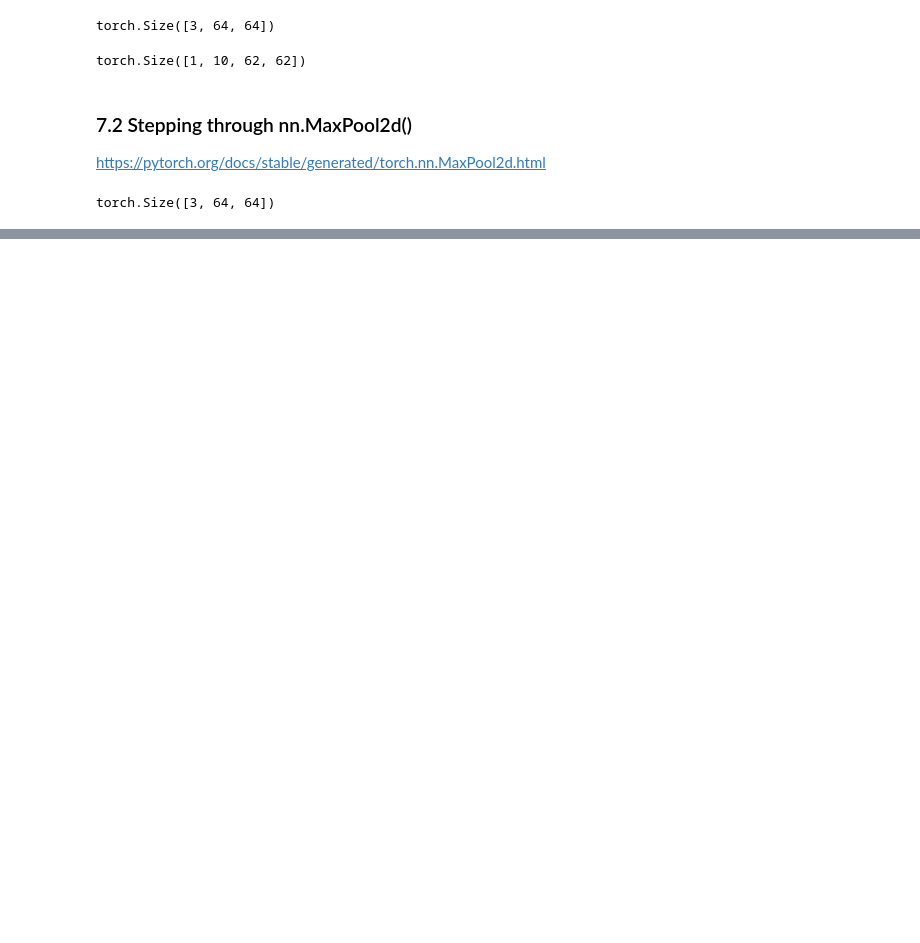
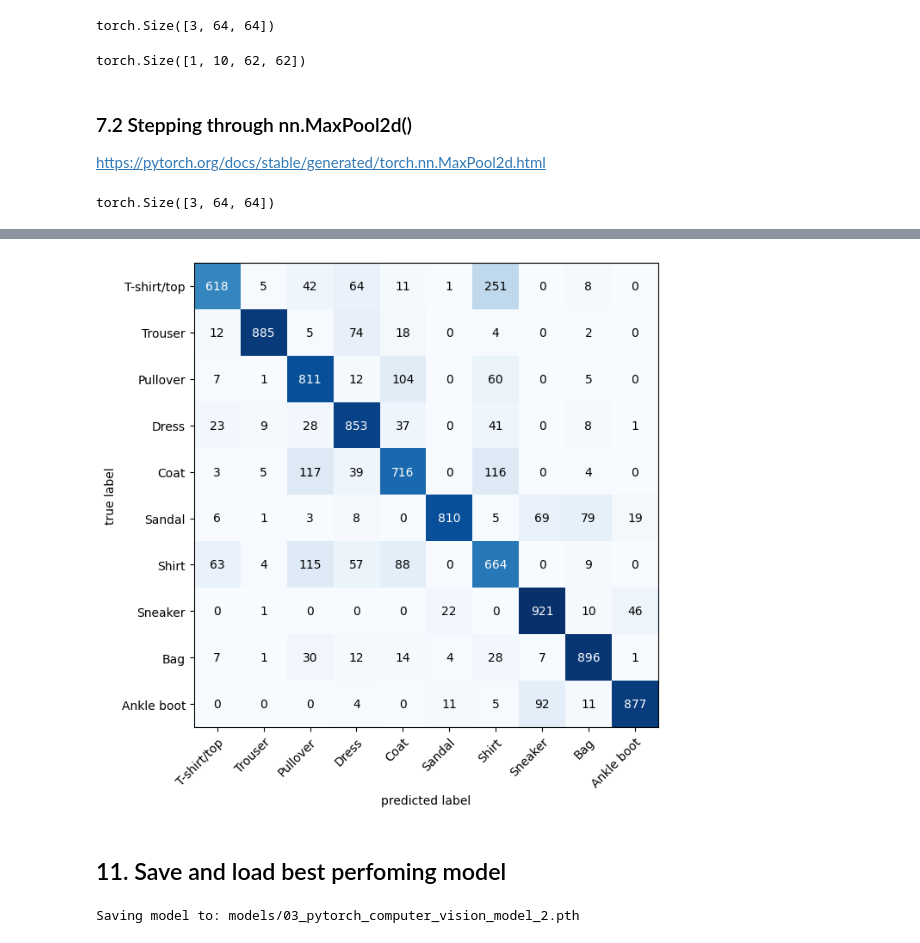
Before and after one commit to darthVarada/leaningML, a Jupyter notebook: 03_computer_vision_PyTorch.ipynb, the cells around one changed output, grey strips where cells are left out. Saved outputs shown, nothing was run; the diff lists cells and outputs as text; code cells hidden in the pictures; blank space fills up the shorter version.

```diff
--- a/03_computer_vision_PyTorch.ipynb
+++ b/03_computer_vision_PyTorch.ipynb
@@ -905,0 +1186,23 @@ print(f"Max pool tensor shape: {max_pool_tensor.shape}")
+# %%
+# Import tqdm.auto
+from tqdm.auto import tqdm
+
+
+# 1. Make predictions with trained model
+y_preds = []
+model_2.eval()
+with torch.inference_mode():
+  for X, y in tqdm(test_dataloader, desc="Making predictions..."):
+    # Send the data and targets to target device
+    X, y = X.to(device), y.to(device)
+    # Do the forward pass
+    y_logit = model_2(X)
+    # Turn predictions from logits -> prediction probabilities -> prediction labels
+    y_pred = torch.softmax(y_logit.squeeze(), dim=0).argmax(dim=1)
+    # Put prediction on CPU for evaluation
+    y_preds.append(y_pred.cpu())
+
+# Concatenate list of predictions into a tensor
+# print(y_preds)
+y_pred_tensor = torch.cat(y_preds)
+y_pred_tensor
@@ -905,0 +1225,39 @@ print(f"Max pool tensor shape: {max_pool_tensor.shape}")
+# %%
+from torchmetrics import ConfusionMatrix
+from mlxtend.plotting import plot_confusion_matrix
+
+# 2. Setup confusion matrix instance and compare predictions to targets
+confmat = ConfusionMatrix(num_classes=len(class_names), task='multiclass') # COnfusionMatrix requeres a task multiclass likewise
+confmat_tensor = confmat(preds=y_pred_tensor,
+                         target=test_data.targets)
+
+# 3. Plot the confusion matrix
+fig, ax = plot_confusion_matrix(
+    conf_mat=confmat_tensor.numpy(), # matplotlib likes working with NumPy
+    class_names=class_names, # turn the row and column labels into class names
+    figsize=(10, 7)
+);
+# %% [output]
+[figure, added]
+# %% [markdown]
+## 11. Save and load best perfoming model
+# %%
+from pathlib import Path
+
+#Create model dictory path
+MODEL_PATH = Path("models")
+MODEL_PATH.mkdir(parents=True,
+                 exist_ok=True)
+
+#Create model Save
+MODEL_NAME = "03_pytorch_computer_vision_model_2.pth"
+MODEL_SAVE_PATH = MODEL_PATH / MODEL_NAME
+
+MODEL_SAVE_PATH
+
+#Save the model state dict
+print(f"Saving model to: {MODEL_SAVE_PATH}")
+torch.save(obj=model_2.state_dict(),
+           f=MODEL_SAVE_PATH)
+# %% [output]
+Saving model to: models/03_pytorch_computer_vision_model_2.pth
```
Also changed, not shown: parts of 43 cells of this notebook.
